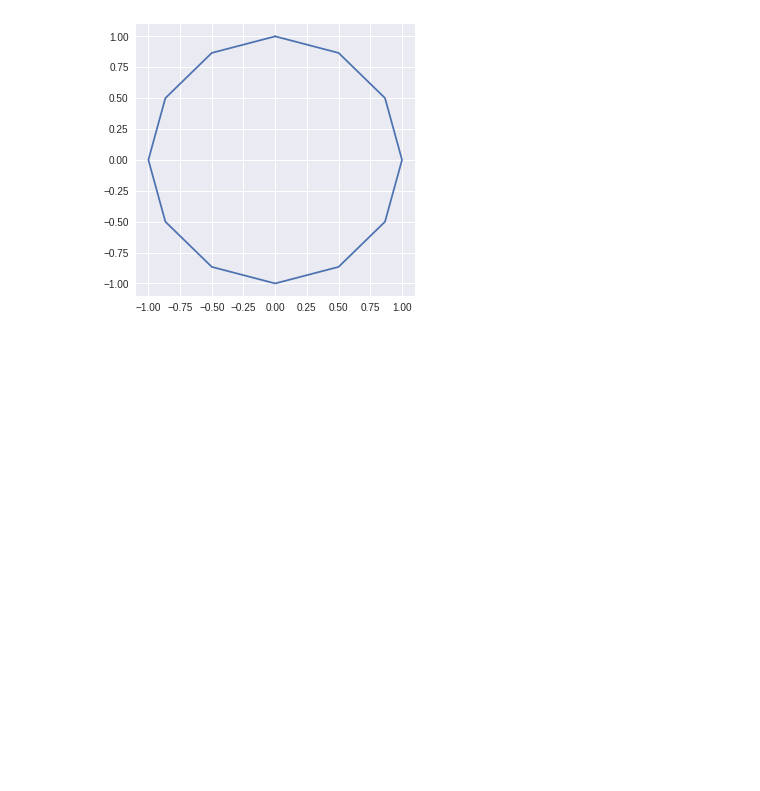
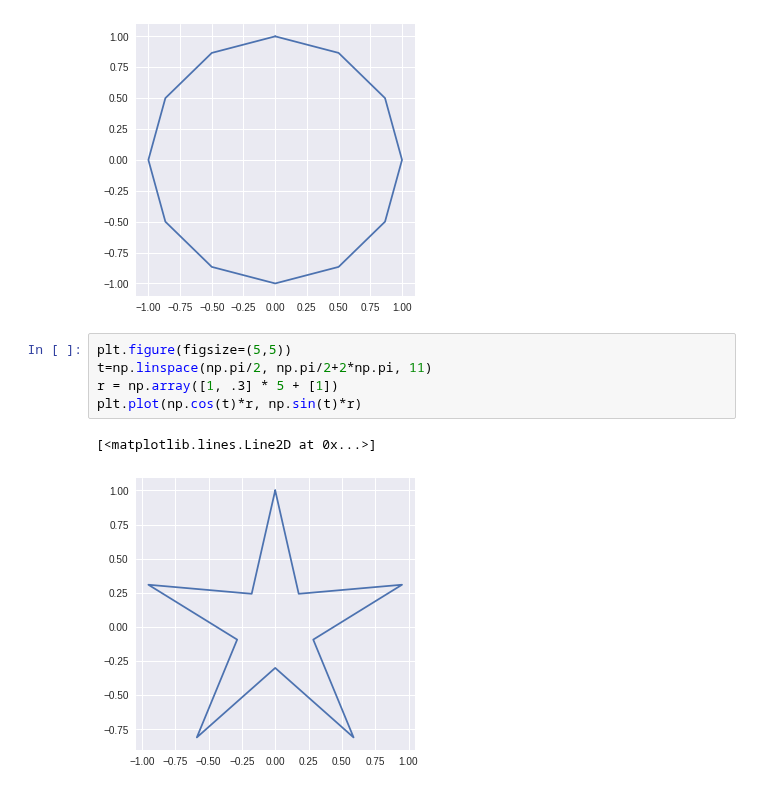
Before and after one commit to tjwei/NDHU_AM1130, a Jupyter notebook: 2018_Wee08_pyplot.ipynb, the cells around one changed output. Drawn from its saved outputs; the diff is of its cells as text; blank space fills up the shorter version.

```diff
--- a/2018_Wee08_pyplot.ipynb
+++ b/2018_Wee08_pyplot.ipynb
@@ -56,3 +56,11 @@ plt.plot(np.cos(t), np.sin(t))
 # %% [output]
 [<matplotlib.lines.Line2D at 0x...>]
 [figure]
+# %%
+plt.figure(figsize=(5,5))
+t=np.linspace(np.pi/2, np.pi/2+2*np.pi, 11)
+r = np.array([1, .3] * 5 + [1])
+plt.plot(np.cos(t)*r, np.sin(t)*r)
+# %% [output]
+[<matplotlib.lines.Line2D at 0x...>]
+[figure, added]
```
